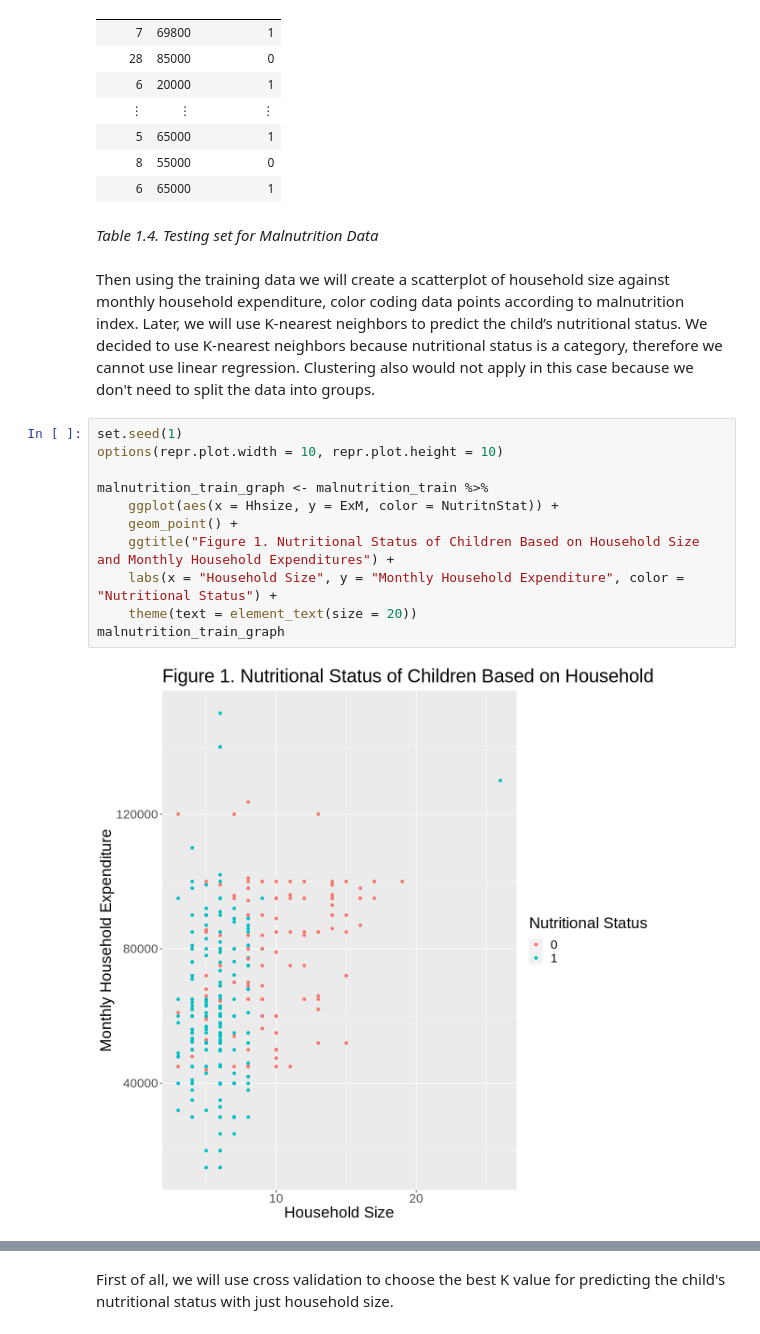
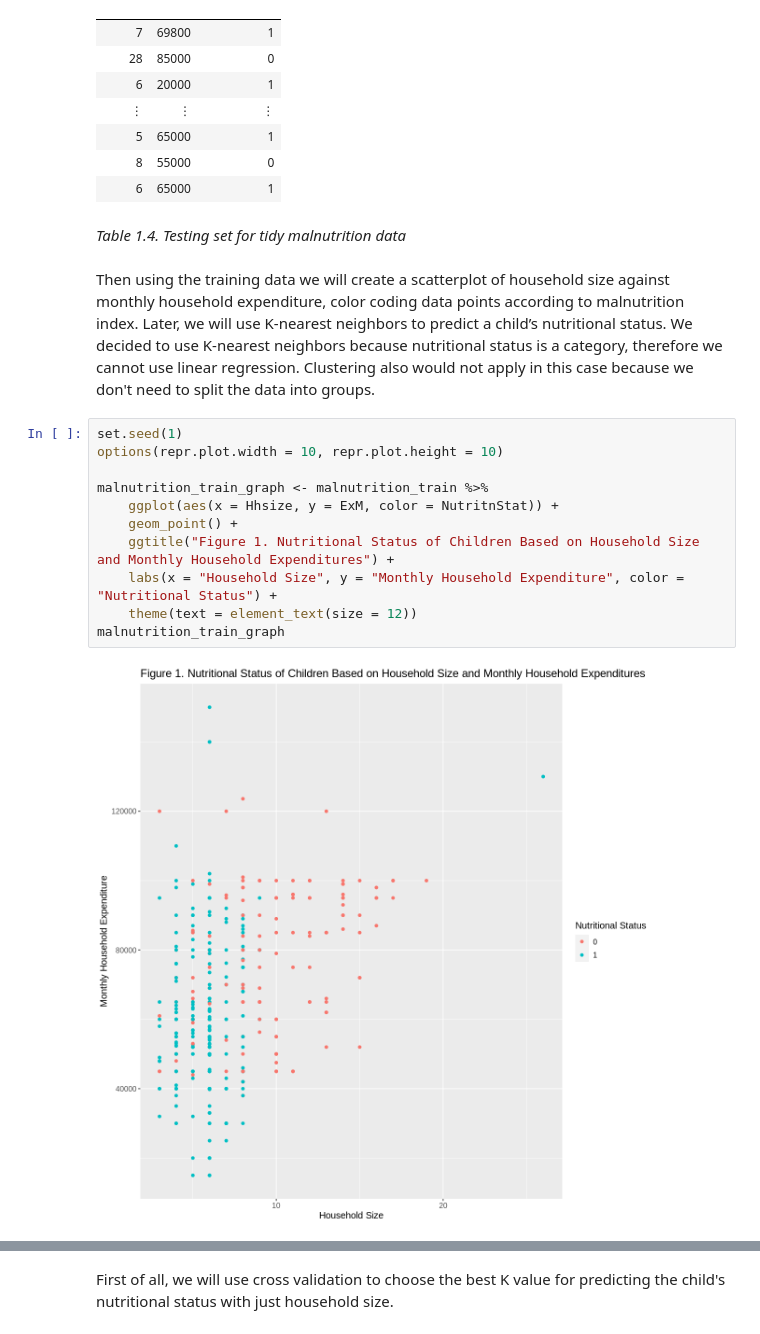
Before and after one commit to ella7920/group_project, a Jupyter notebook: Untitled.ipynb, the cells around one changed output, grey strips where cells are left out. Saved outputs shown, nothing was run; the diff lists cells and outputs as text.

Commit message:
Final Draft --> final clean up - writing - coding etc

```diff
--- a/Untitled.ipynb
+++ b/Untitled.ipynb
@@ -112,20 +112,20 @@ A tibble: 118 × 3
 | 8 | 55000 | 0 |
 | 6 | 65000 | 1 |
 # %% [markdown]
-*Table 1.4. Testing set for Malnutrition Data*
+*Table 1.4. Testing set for tidy malnutrition data*
 # %% [markdown]
-Then using the training data we will create a scatterplot of household size against monthly household expenditure, color coding data points according to malnutrition index. Later, we will use K-nearest neighbors to predict the child’s nutritional status. We decided to use K-nearest neighbors because nutritional status is a category, therefore we cannot use linear regression. Clustering also would not apply in this case because we don't need to split the data into groups.
+Then using the training data we will create a scatterplot of household size against monthly household expenditure, color coding data points according to malnutrition index. Later, we will use K-nearest neighbors to predict a child’s nutritional status. We decided to use K-nearest neighbors because nutritional status is a category, therefore we cannot use linear regression. Clustering also would not apply in this case because we don't need to split the data into groups.
 # %%
 set.seed(1)
 options(repr.plot.width = 10, repr.plot.height = 10)
 
 malnutrition_train_graph <- malnutrition_train %>%
     ggplot(aes(x = Hhsize, y = ExM, color = NutritnStat)) +
     geom_point() +
     ggtitle("Figure 1. Nutritional Status of Children Based on Household Size and Monthly Household Expenditures") +
     labs(x = "Household Size", y = "Monthly Household Expenditure", color = "Nutritional Status") +
-    theme(text = element_text(size = 20))
+    theme(text = element_text(size = 12))
 malnutrition_train_graph
 # %% [output]
-[figure, old version]
+[figure, new version]
 # %% [markdown]
```
Also changed, not shown: parts of 37 cells of this notebook.
